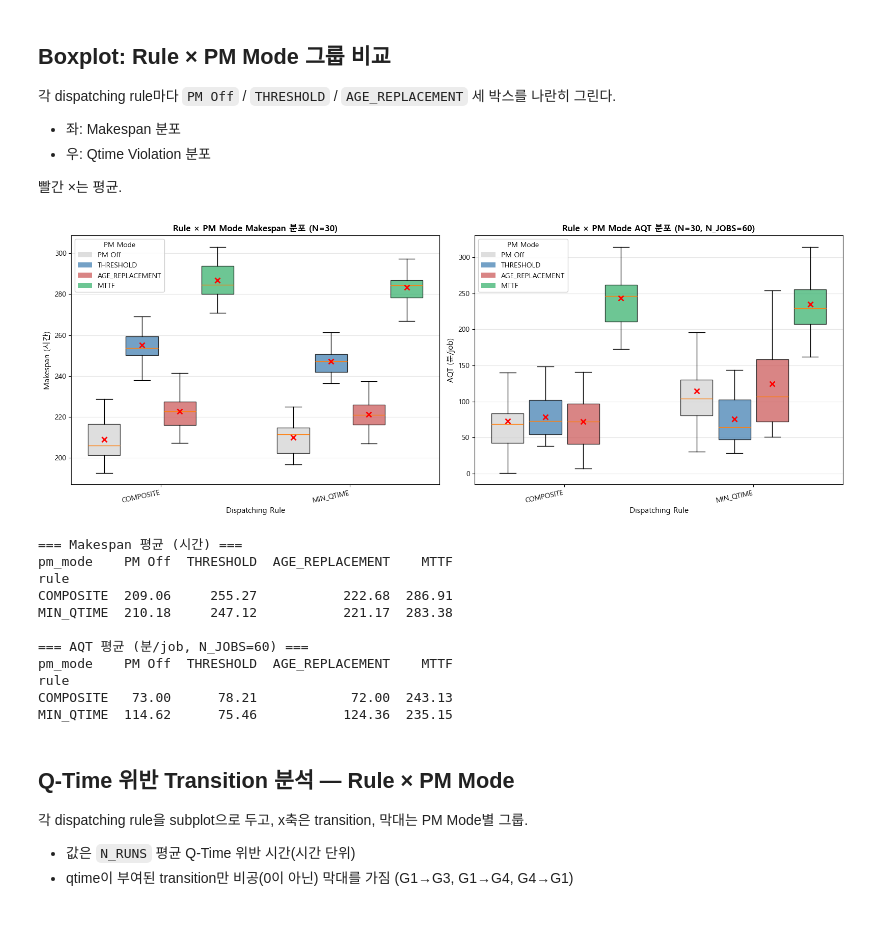
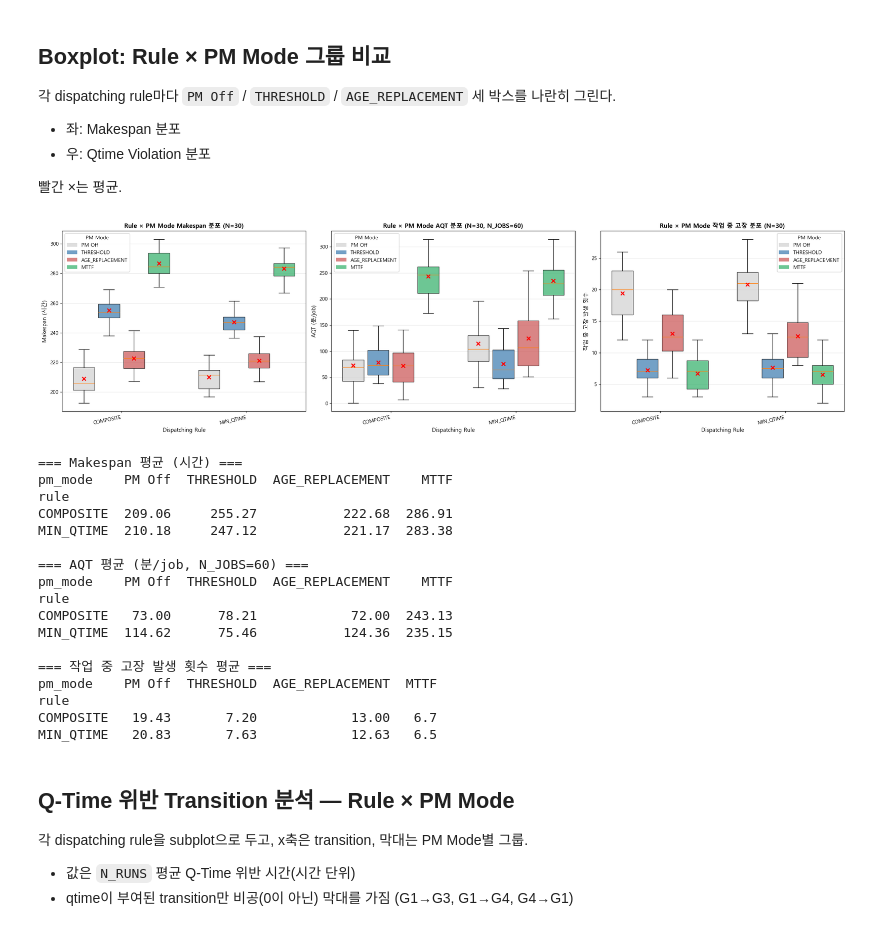
Before and after one commit to cryscham123/simulation_homework, a Jupyter notebook: result_test.ipynb, the cells around one changed output. Drawn from its saved outputs; the diff is of its cells as text; code cells hidden in the pictures.

```diff
--- a/result_test.ipynb
+++ b/result_test.ipynb
@@ -116,11 +116,27 @@ _op_with_prev['transition'] = (
 OP_TRANSITION_MAP = _op_with_prev.set_index('op_id')['transition'].to_dict()
 
 
+def count_inproc_breakdowns(log_df):
+    """작업(setup/working) 도중 고장으로 재투입된 횟수.
+
+    breakdown으로 run()이 interrupt되면 is_completed=False → job.cur_seq가
+    유지된 채 같은 op로 WAITING에 재진입한다 (PM은 preempt=False라 run을
+    중단시키지 않으므로, 같은 op로의 재대기는 오직 고장에 의해서만 발생).
+    따라서 job별 WAITING 이벤트의 op_id가 직전과 동일하게 연속된 case를
+    세면 곧 '처리 중 고장 발생 횟수'가 된다.
+    """
+    jl = log_df[(log_df['resource'] == 'job') &
+                (log_df['event'].str.startswith('waiting'))].sort_values(['id', 'start'])
+    same = (jl['id'] == jl['id'].shift()) & (jl['op_id'] == jl['op_id'].shift())
+    return int(same.sum())
+
+
 def run_simulation(job_rule, composite_w, seed):
-    """단일 시뮬레이션 실행 → (makespan, qtime_violation_total, transition_dict).
+    """단일 시뮬레이션 실행 → (makespan, qtime_violation_total, transition_dict, inproc_breakdowns).
 
     transition_dict: {'G1->G3': violation_minutes, ...}
     qtime_violation_total은 분 단위 총합. AQT는 호출부에서 N_JOBS로 나눠 사용.
+    inproc_breakdowns: 작업 중 고장으로 재투입된 횟수 (PM cost 간접 지표).
     """
     os.environ['JOB_RULE'] = job_rule
     if job_rule == 'COMPOSITE':
@@ -155,7 +171,10 @@ def run_simulation(job_rule, composite_w, seed):
         qtime_total = 0.0
         trans_dict = {}
 
-    return makespan, qtime_total, trans_dict
+    # 작업 중 고장 발생 횟수 (PM 효과 간접 지표)
+    inproc_bd = count_inproc_breakdowns(log_df)
+
+    return makespan, qtime_total, trans_dict, inproc_bd
 
 
 records = []
@@ -165,7 +184,7 @@ for label, job_rule, composite_w in RULES:
     t0 = time.time()
     for i in range(N_RUNS):
         seed = BASE_SEED + i
-        mk, qv, td = run_simulation(job_rule, composite_w, seed)
+        mk, qv, td, bd = run_simulation(job_rule, composite_w, seed)
         records.append({
             'rule': label,
             'run': i,
@@ -173,6 +192,7 @@ for label, job_rule, composite_w in RULES:
             'makespan': mk,
             'qtime_violation': qv,      # 분, 총합 (transition 분해 등 raw용)
             'aqt': qv / N_JOBS,         # 분/job, 목적함수 단위
+            'inproc_bd': bd,            # 작업 중 고장 발생 횟수
         })
         for trans, vio in td.items():
             records_trans.append({
@@ -297,7 +317,7 @@ for pm_rule in PM_RULES_ON:
         t0 = time.time()
         for i in range(N_RUNS):
             seed = BASE_SEED + i
-            mk, qv, td = run_simulation(job_rule, composite_w, seed)
+            mk, qv, td, bd = run_simulation(job_rule, composite_w, seed)
             records_on.append({
                 'rule': label,
                 'pm_mode': pm_rule,
@@ -306,6 +326,7 @@ for pm_rule in PM_RULES_ON:
                 'makespan': mk,
                 'qtime_violation': qv,
                 'aqt': qv / N_JOBS,
+                'inproc_bd': bd,
             })
             for trans, vio in td.items():
                 records_trans_on.append({
@@ -376,7 +397,7 @@ def _draw_grouped_box(ax, col, ylabel, title, unit_div=60.0):
     for m_idx, mode in enumerate(PM_MODES):
         positions = [r_idx + 1 + (m_idx - (n_modes - 1) / 2) * width
                      for r_idx in range(n_rules)]
-        # 내부 단위는 분. unit_div로 변환 (시간=60, AQT 분/job=1).
+        # 내부 단위는 분. unit_div로 변환 (시간=60, AQT 분/job=1, 횟수=1).
         data = [metrics_all[(metrics_all['rule'] == lab) &
                             (metrics_all['pm_mode'] == mode)][col].values / unit_div
                 for lab in rule_labels]
@@ -393,35 +414,42 @@ def _draw_grouped_box(ax, col, ylabel, title, unit_div=60.0):
                         markeredgewidth=2, color='red', zorder=5)
 
     ax.set_xticks(range(1, n_rules + 1))
     ax.set_xticklabels(rule_labels, rotation=12, ha='right')
     ax.set_xlabel('Dispatching Rule', fontsize=11)
     ax.set_ylabel(ylabel, fontsize=11)
     ax.set_title(title, fontsize=12, fontweight='bold')
     ax.grid(True, alpha=0.3, axis='y')
 
     # 범례
     from matplotlib.patches import Patch
     handles = [Patch(facecolor=PM_COLORS[m], alpha=0.75, label=m) for m in PM_MODES]
     ax.legend(handles=handles, loc='best', framealpha=0.9, title='PM Mode')
 
-fig, axes = plt.subplots(1, 2, figsize=(16, 6))
+fig, axes = plt.subplots(1, 3, figsize=(22, 6))
 _draw_grouped_box(axes[0], 'makespan', 'Makespan (시간)',
                   f'Rule × PM Mode Makespan 분포 (N={N_RUNS})')
 _draw_grouped_box(axes[1], 'aqt', 'AQT (분/job)',
                   f'Rule × PM Mode AQT 분포 (N={N_RUNS}, N_JOBS={N_JOBS})',
+                  unit_div=1.0)
+# 작업 중 고장 발생 횟수 (PM 효과 간접 지표) — 단위 변환 없음
+_draw_grouped_box(axes[2], 'inproc_bd', '작업 중 고장 발생 횟수',
+                  f'Rule × PM Mode 작업 중 고장 분포 (N={N_RUNS})',
                   unit_div=1.0)
 plt.tight_layout()
 plt.show()
 
 # 요약 표
 print("=== Makespan 평균 (시간) ===")
 print((metrics_all.groupby(['rule', 'pm_mode'])['makespan'].mean() / 60.0)
       .unstack('pm_mode').reindex(rule_labels)[PM_MODES].round(2).to_string())
 print(f"\n=== AQT 평균 (분/job, N_JOBS={N_JOBS}) ===")
 print((metrics_all.groupby(['rule', 'pm_mode'])['aqt'].mean())
       .unstack('pm_mode').reindex(rule_labels)[PM_MODES].round(2).to_string())
+print("\n=== 작업 중 고장 발생 횟수 평균 ===")
+print((metrics_all.groupby(['rule', 'pm_mode'])['inproc_bd'].mean())
+      .unstack('pm_mode').reindex(rule_labels)[PM_MODES].round(2).to_string())
 # %% [output]
-[figure, old version]
+[figure, new version]
 === Makespan 평균 (시간) ===
 pm_mode    PM Off  THRESHOLD  AGE_REPLACEMENT    MTTF
 rule
@@ -433,6 +461,12 @@ pm_mode    PM Off  THRESHOLD  AGE_REPLACEMENT    MTTF
 rule
 COMPOSITE   73.00      78.21            72.00  243.13
 MIN_QTIME  114.62      75.46           124.36  235.15
+
+=== 작업 중 고장 발생 횟수 평균 ===
+pm_mode    PM Off  THRESHOLD  AGE_REPLACEMENT  MTTF
+rule
+COMPOSITE   19.43       7.20            13.00   6.7
+MIN_QTIME   20.83       7.63            12.63   6.5
 # %% [markdown]
 ## Q-Time 위반 Transition 분석 — Rule × PM Mode
 
```
Also changed, not shown: parts of 3 cells of this notebook.
